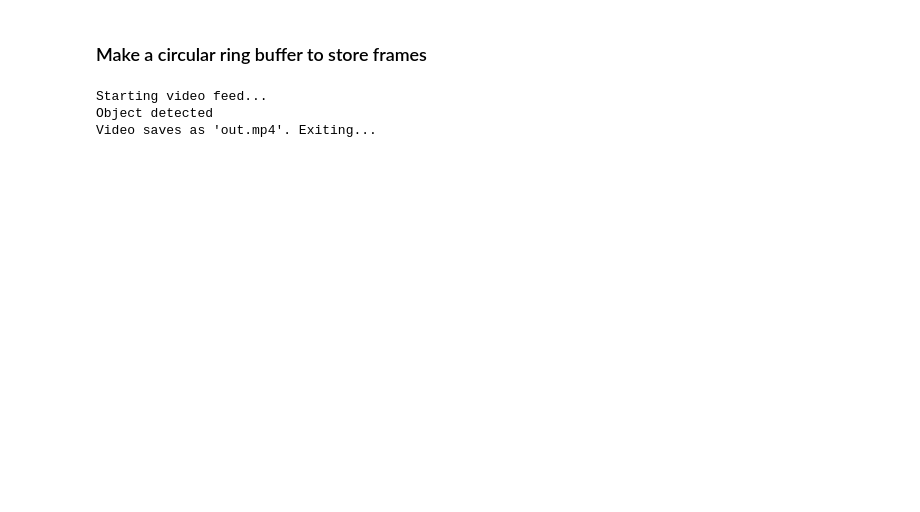
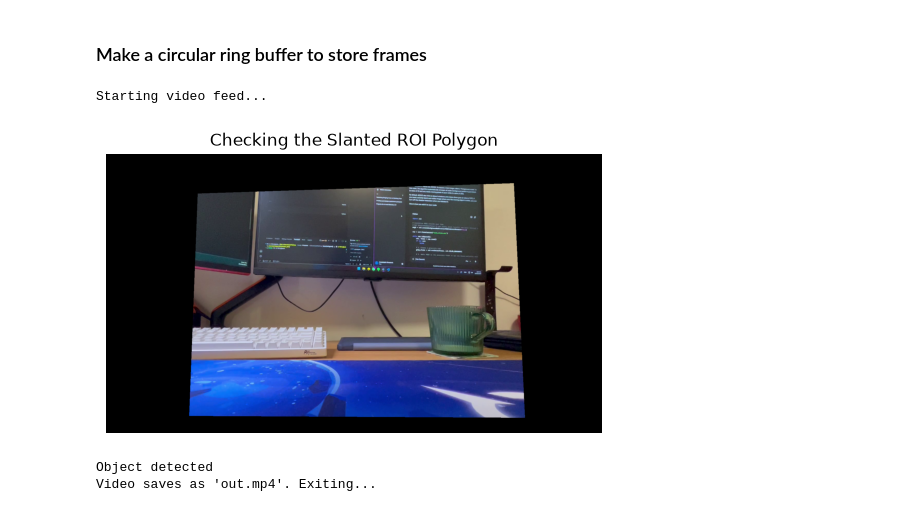
Before and after one commit to ilise15/objectDetection, a Jupyter notebook: main.ipynb, the cells around one changed output. Saved outputs shown, nothing was run; the diff lists cells and outputs as text; code cells hidden in the pictures; blank space fills up the shorter version.

```diff
--- a/main.ipynb
+++ b/main.ipynb
@@ -54,20 +52,32 @@ Clicked Coordinate -> X: 322, Y: 1013
+# %%
+def mog2(frame, fgbg_mog2):
+    fgmask = fgbg_mog2.apply(frame)
+
+    # Size of the filter
+    # TODO: adjust kernel in real world situation
+    kernel = np.ones((5,5), np.uint8)
+
+    fgmask_erode = cv.erode(fgmask, kernel, iterations = 1)
+    fgmask_final = cv.dilate(fgmask_erode, kernel, iterations = 1)
+
+    return fgmask_final
 # %% [markdown]
 ### Make a circular ring buffer to store frames
 # %%
 pre_roll_buffer = deque(maxlen=200)
 filter_buffer = deque()
 
+# for MOG2 background subtraction
+fgbg_mog2 = cv.createBackgroundSubtractorMOG2(history=500, varThreshold=100, detectShadows=False)
 # VideoWriter needs exact width, height and FPS to create a valid video
 width = int(cap.get(cv.CAP_PROP_FRAME_WIDTH))
 height = int(cap.get(cv.CAP_PROP_FRAME_HEIGHT))
 fps = cap.get(cv.CAP_PROP_FPS)
 
-# for MOG2 background subtraction
-fgbg_mog2 = cv.createBackgroundSubtractorMOG2()
-
 #fourcc - four character code: used to identify which codec program should use to shirnk the file
 fourcc = cv.VideoWriter_fourcc(*'mp4v')
 
+# Filtered video to check if it's working correctly
 out_filter = cv.VideoWriter("out_filter.mp4", fourcc, fps, (width, height), isColor=False)
 
 print("Starting video feed...")
@@ -85,50 +95,52 @@ while cap.isOpened():
     # Adding new frame in color to the buffer
     pre_roll_buffer.append(frame)
 
+    rect_image = roi(frame)
 
-
-    # MOG2 logic
-    fgmask = fgbg_mog2.apply(frame)
-    frame_count += 1
-
-    out_filter.write(fgmask)
-    filter_buffer.clear()
-
-    rect_image = roi(frame)
+    # Checking if roi is working properly
     if frame_count == 1:
         # Convert BGR to RGB so the colors look normal
         plt.imshow(cv.cvtColor(rect_image, cv.COLOR_BGR2RGB))
         plt.title("Checking the Slanted ROI Polygon")
         plt.axis('off')
         plt.show()
+
+
+    # MOG2 logic
+    final_mask = mog2(rect_image, fgbg_mog2)
+    frame_count += 1
+
+    out_filter.write(final_mask)
+    filter_buffer.clear()
 
     # TODO : add object detection logic
 
     # Simulate object detection for testing
     if frame_count > 300:
         object_detected = True
 
     if object_detected:
         print("Object detected")
 
 
         out = cv.VideoWriter("out.mp4", fourcc, fps, (width, height))
 
         # Write every frame that's currently in the buffer
         for buffered_frame in pre_roll_buffer:
             out.write(buffered_frame)
         out.release()
         pre_roll_buffer.clear()
         out_filter.release()
 
         print("Video saves as 'out.mp4'. Exiting...")
 
         break
 
 
 
 cap.release()
 # %% [output]
 Starting video feed...
-Object detected
-Video saves as 'out.mp4'. Exiting...
+[figure, added]
+Object detected
+Video saves as 'out.mp4'. Exiting...
```
Also changed, not shown: parts of 1 cell of this notebook, 1 other file.
